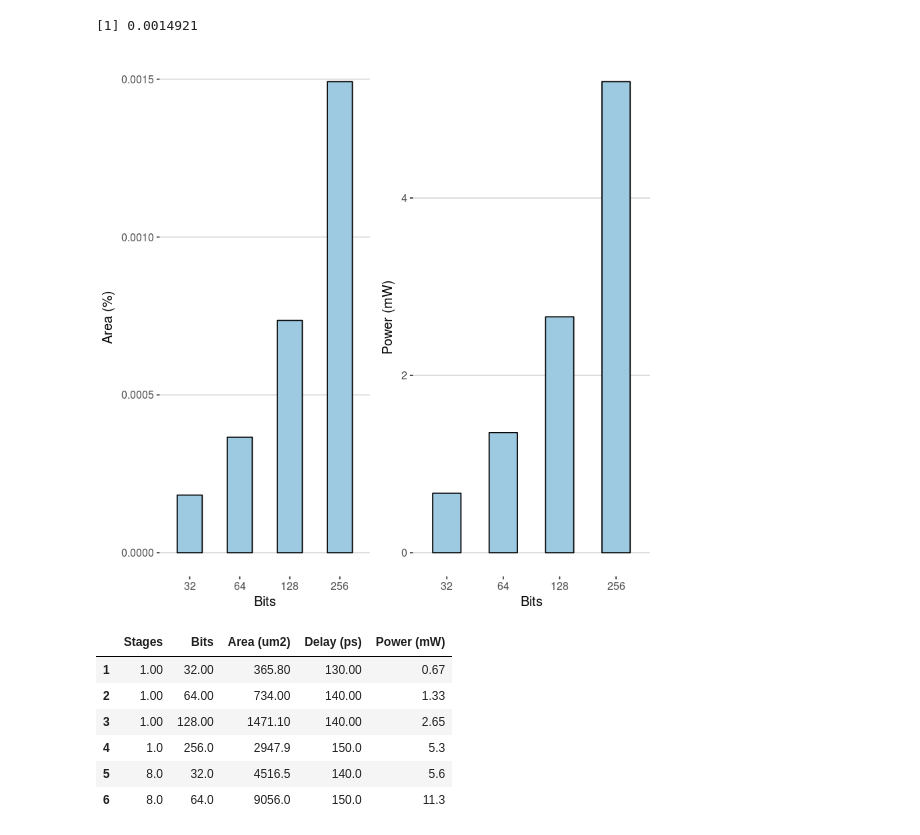
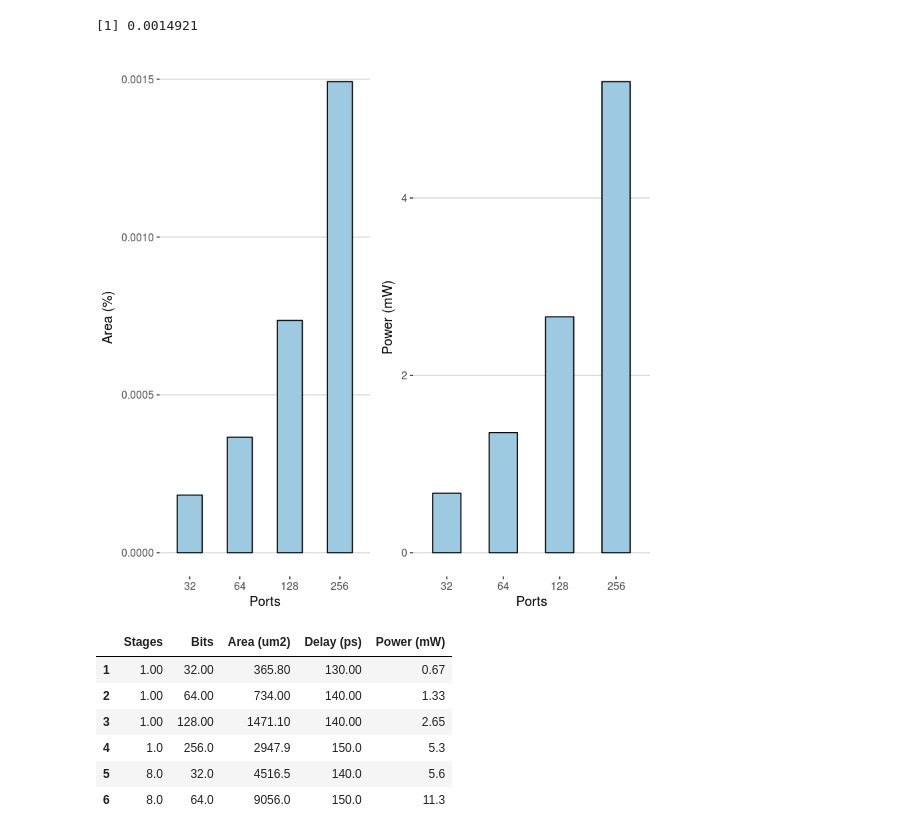
Before and after one commit to Elmo-MCast/measurements, a Jupyter notebook: vmware/analysis/hardware/usage (R).ipynb, the cells around one changed output. Drawn from its saved outputs; the diff is of its cells as text; code cells hidden in the pictures.

```diff
--- a/vmware/analysis/hardware/usage (R).ipynb
+++ b/vmware/analysis/hardware/usage (R).ipynb
@@ -52,29 +53,29 @@ colnames(muxStats)[colnames(muxStats) == "Power (mW)"] <- "powerMw"
 # %%
 p1 <- ggplot(muxStats, aes(y=areaUm2/(200*(10^(6))) * 100, x=factor(Bits), fill="baseerat")) +
  stat_summary(fun.data=mean_sdl, fun.args = list(mult=1), geom="bar", width=0.5, col="black") +
  ylab("Area (%)") +
- xlab("Bits") +
+ xlab("Ports") +
  scale_color_tableau() +
  scale_fill_manual(values=blues) +
  scale_y_continuous(labels = comma) +
  plotTheme + theme(legend.position="none")
 
 ggsave(p1, height=3, width=2, file="hardware-mux-area.pdf")
 
 p2 <- ggplot(muxStats, aes(y=powerMw, x=factor(Bits), fill="baseerat")) +
  stat_summary(fun.data=mean_sdl, fun.args = list(mult=1), geom="bar", width=0.5, col="black") +
  ylab("Power (mW)") +
- xlab("Bits") +
+ xlab("Ports") +
  scale_color_tableau() +
  scale_fill_manual(values=blues) +
  plotTheme + theme(legend.position="none")
 
 ggsave(p2, height=3, width=2, file="hardware-mux-power.pdf")
 
 combined <- grid.arrange(p1, p2, ncol=2)
-ggsave(combined, height=1.5, width=4, file="hardware-mux-all.pdf")
+ggsave(combined, height=1.5, width=4.6, file="hardware-mux-all.pdf")
 # %% [output]
-[figure, old version]
+[figure, new version]
 # %%
 shifRegisterStats <- fread(paste(directory, "shift_register_stats.csv", sep="/"), sep=",", header=TRUE)
 # %%
```
Also changed, not shown: parts of 2 cells of this notebook, 15 other files.
